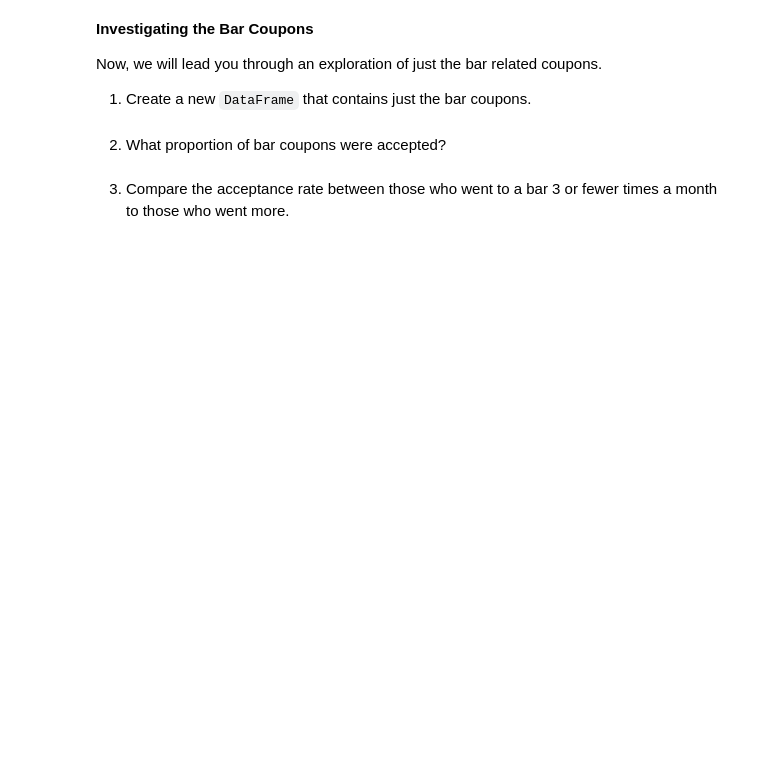
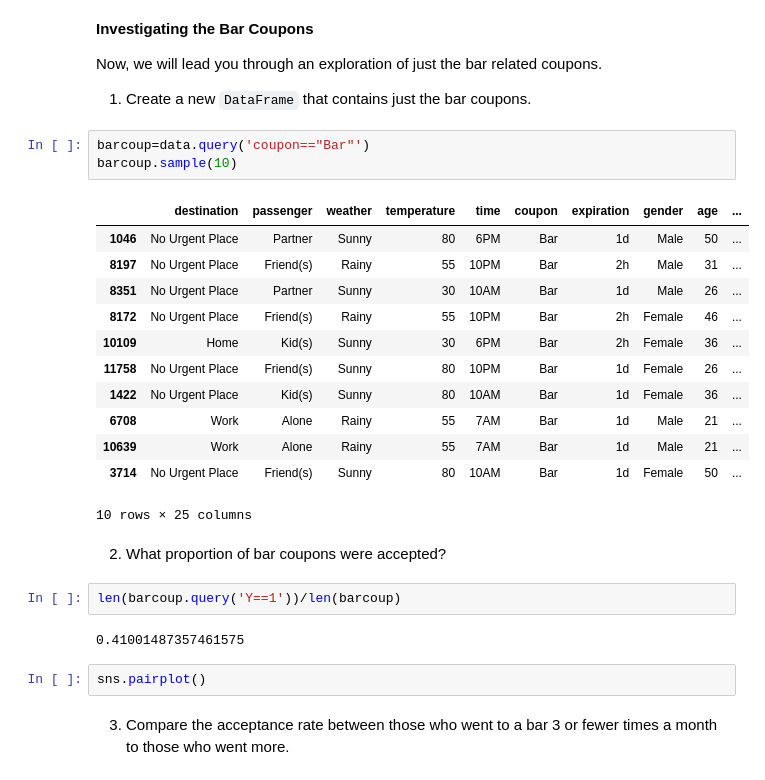
Before and after one commit to mlmangum/berkeley_ai_ml, a Jupyter notebook: prompt.ipynb, the cells around one changed output. Drawn from its saved outputs; the diff is of its cells as text; blank space fills up the shorter version.

```diff
--- a/prompt.ipynb
+++ b/prompt.ipynb
@@ -272,7 +426,29 @@ data['CoffeHouse']=data['CoffeHouse'].fillna('never')
 Now, we will lead you through an exploration of just the bar related coupons.
 
 1. Create a new `DataFrame` that contains just the bar coupons.
+# %%
+barcoup=data.query('coupon=="Bar"')
+barcoup.sample(10)
+# %% [output]
+|  | destination | passenger | weather | temperature | time | coupon | expiration | gender | age | ... |
+| 1046 | No Urgent Place | Partner | Sunny | 80 | 6PM | Bar | 1d | Male | 50 | ... |
+| 8197 | No Urgent Place | Friend(s) | Rainy | 55 | 10PM | Bar | 2h | Male | 31 | ... |
+| 8351 | No Urgent Place | Partner | Sunny | 30 | 10AM | Bar | 1d | Male | 26 | ... |
+| 8172 | No Urgent Place | Friend(s) | Rainy | 55 | 10PM | Bar | 2h | Female | 46 | ... |
+| 10109 | Home | Kid(s) | Sunny | 30 | 6PM | Bar | 2h | Female | 36 | ... |
+| 11758 | No Urgent Place | Friend(s) | Sunny | 80 | 10PM | Bar | 1d | Female | 26 | ... |
+| 1422 | No Urgent Place | Kid(s) | Sunny | 80 | 10AM | Bar | 1d | Female | 36 | ... |
+| 6708 | Work | Alone | Rainy | 55 | 7AM | Bar | 1d | Male | 21 | ... |
+| 10639 | Work | Alone | Rainy | 55 | 7AM | Bar | 1d | Male | 21 | ... |
+| 3714 | No Urgent Place | Friend(s) | Sunny | 80 | 10AM | Bar | 1d | Female | 50 | ... |
+10 rows × 25 columns
 # %% [markdown]
 2. What proportion of bar coupons were accepted?
+# %%
+len(barcoup.query('Y==1'))/len(barcoup)
+# %% [output]
+0.41001487357461575
+# %%
+sns.pairplot()
 # %% [markdown]
 3. Compare the acceptance rate between those who went to a bar 3 or fewer times a month to those who went more.
```
Also changed, not shown: parts of 31 cells of this notebook.
